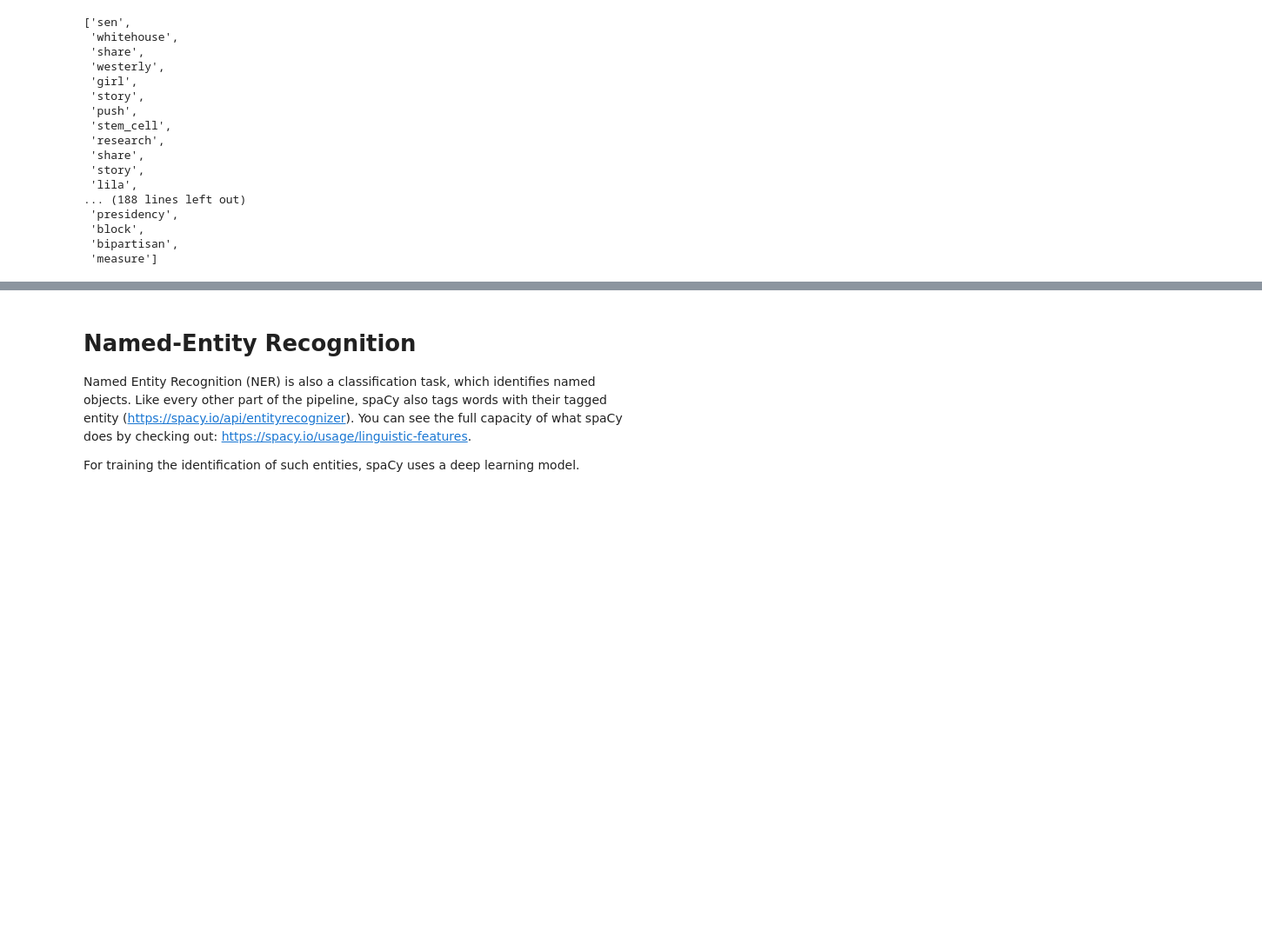
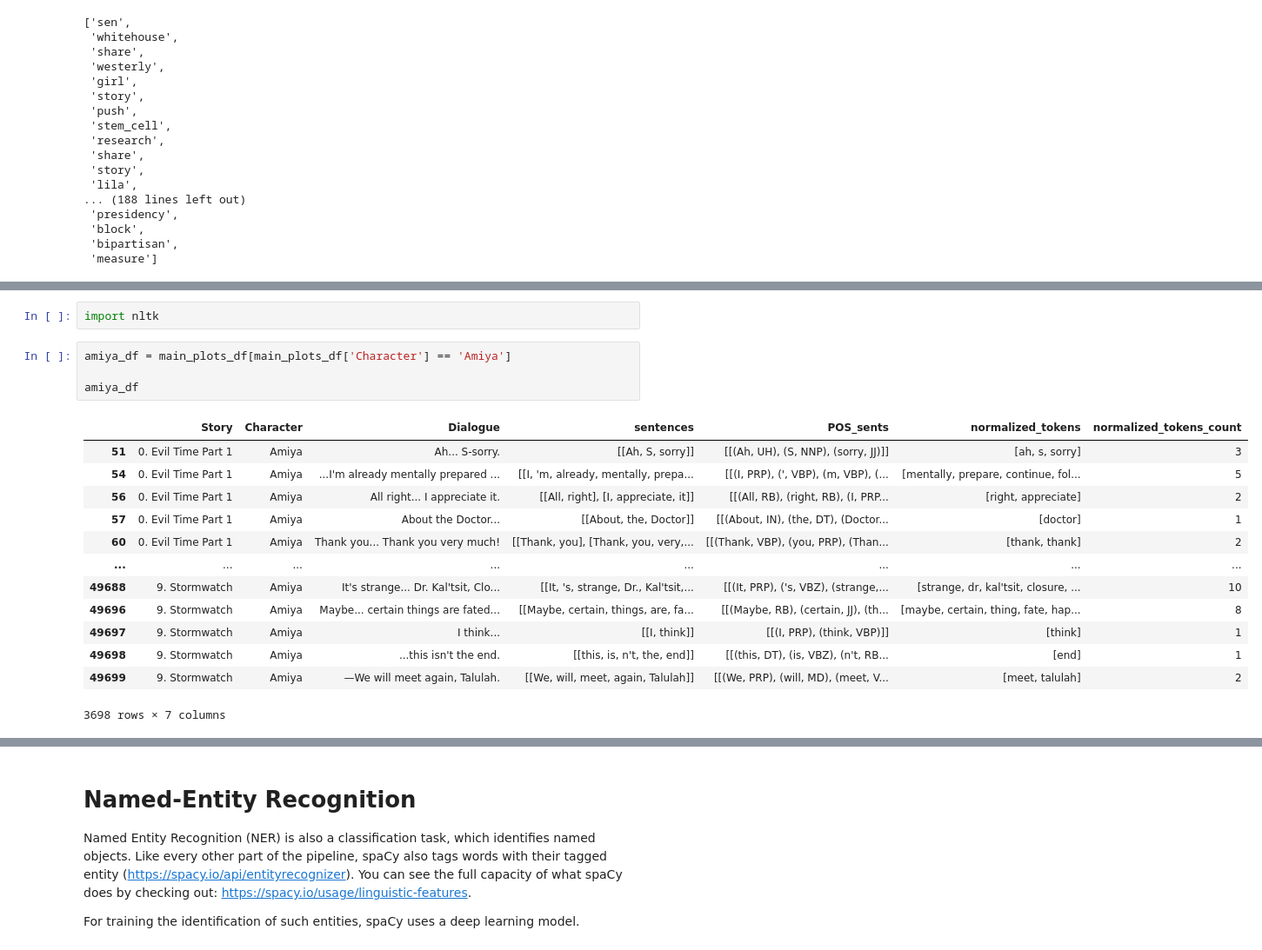
Before and after one commit to Marugannwg/Contant_Analysis_Study, a Jupyter notebook: week 2/2-Counting Words & Phrases to Trace the Distribution of Meaning.ipynb, the cells around one changed output, grey strips where cells are left out. Shown at 87% size. Cells and saved outputs as stored; diff of their text form; blank space fills up the shorter version.

```diff
--- a/week 2/2-Counting Words & Phrases to Trace the Distribution of Meaning.ipynb
+++ b/week 2/2-Counting Words & Phrases to Trace the Distribution of Meaning.ipynb
@@ -1855,0 +1859,20 @@ texts[0]
+# %%
+import nltk
+# %%
+amiya_df = main_plots_df[main_plots_df['Character'] == 'Amiya']
+
+amiya_df
+# %% [output]
+|  | Story | Character | Dialogue | sentences | POS_sents | normalized_tokens | normalized_tokens_count |
+| 51 | 0. Evil Time Part 1 | Amiya | Ah... S-sorry. | [[Ah, S, sorry]] | [[(Ah, UH), (S, NNP), (sorry, JJ)]] | [ah, s, sorry] | 3 |
+| 54 | 0. Evil Time Part 1 | Amiya | ...I'm already mentally prepared ... | [[I, 'm, already, mentally, prepa... | [[(I, PRP), (', VBP), (m, VBP), (... | [mentally, prepare, continue, fol... | 5 |
+| 56 | 0. Evil Time Part 1 | Amiya | All right... I appreciate it. | [[All, right], [I, appreciate, it]] | [[(All, RB), (right, RB), (I, PRP... | [right, appreciate] | 2 |
+| 57 | 0. Evil Time Part 1 | Amiya | About the Doctor... | [[About, the, Doctor]] | [[(About, IN), (the, DT), (Doctor... | [doctor] | 1 |
+| 60 | 0. Evil Time Part 1 | Amiya | Thank you... Thank you very much! | [[Thank, you], [Thank, you, very,... | [[(Thank, VBP), (you, PRP), (Than... | [thank, thank] | 2 |
+| ... | ... | ... | ... | ... | ... | ... | ... |
+| 49688 | 9. Stormwatch | Amiya | It's strange... Dr. Kal'tsit, Clo... | [[It, 's, strange, Dr., Kal'tsit,... | [[(It, PRP), ('s, VBZ), (strange,... | [strange, dr, kal'tsit, closure, ... | 10 |
+| 49696 | 9. Stormwatch | Amiya | Maybe... certain things are fated... | [[Maybe, certain, things, are, fa... | [[(Maybe, RB), (certain, JJ), (th... | [maybe, certain, thing, fate, hap... | 8 |
+| 49697 | 9. Stormwatch | Amiya | I think... | [[I, think]] | [[(I, PRP), (think, VBP)]] | [think] | 1 |
+| 49698 | 9. Stormwatch | Amiya | ...this isn't the end. | [[this, is, n't, the, end]] | [[(this, DT), (is, VBZ), (n't, RB... | [end] | 1 |
+| 49699 | 9. Stormwatch | Amiya | —We will meet again, Talulah. | [[We, will, meet, again, Talulah]] | [[(We, PRP), (will, MD), (meet, V... | [meet, talulah] | 2 |
+3698 rows × 7 columns
```
Also changed, not shown: parts of 22 cells of this notebook.
